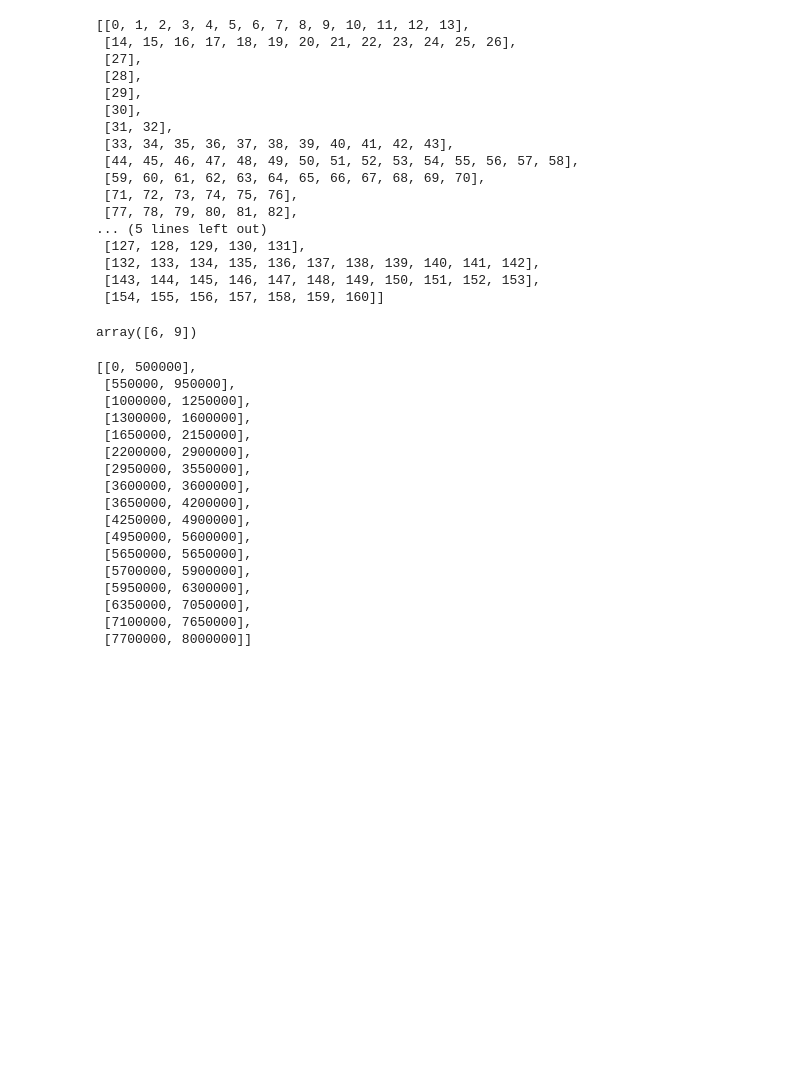
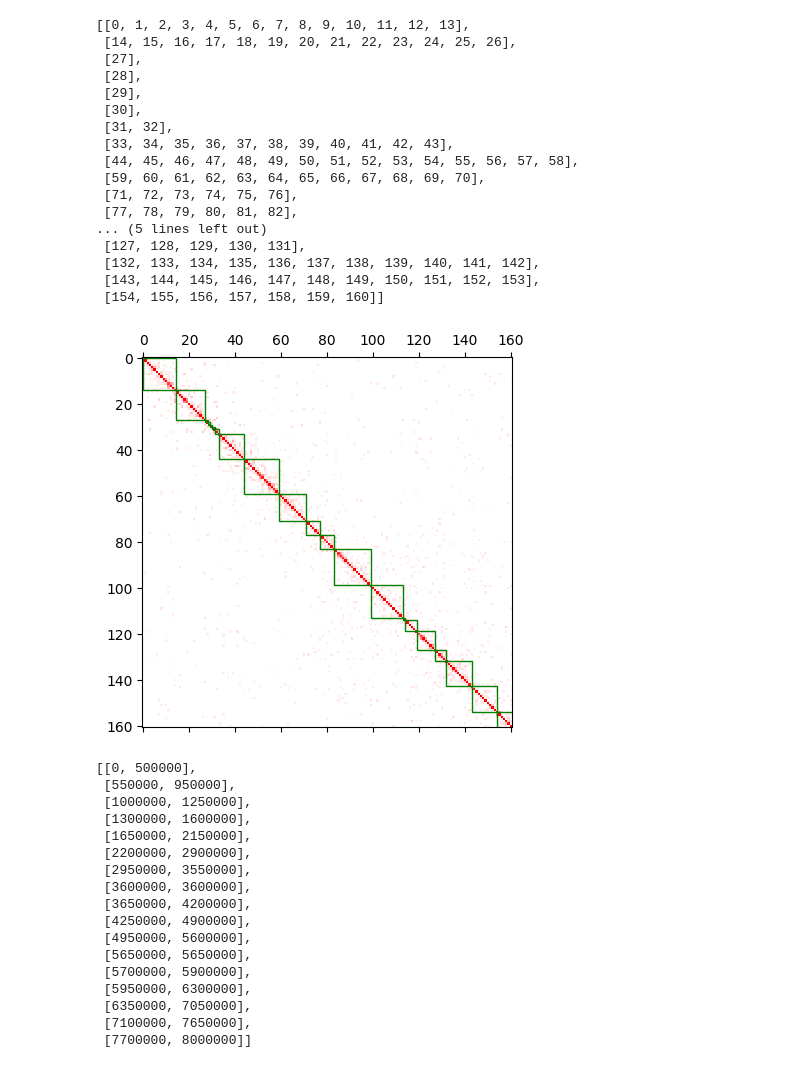
Before and after one commit to jakfol1217/genomics_proj2, a Jupyter notebook: Kamiński_Fołtyn_project2.ipynb, the cells around one changed output. Drawn from its saved outputs; the diff is of its cells as text; code cells hidden in the pictures; blank space fills up the shorter version.

```diff
--- a/Kamiński_Fołtyn_project2.ipynb
+++ b/Kamiński_Fołtyn_project2.ipynb
@@ -268,7 +243,7 @@ a = np.array([[1,2,3], [2,3,4]])
-# %%
-np.sum(a, axis=1)
-# %% [output]
-array([6, 9])
+# %%
+plot_hic_map(numpy_matrix_chr4, numpy_matrix_chr4.max() / 2, communities)
+# %% [output]
+[figure, added]
 # %%
 def communities_to_coords(communities, resolution):
     coords = []
```
Also changed, not shown: parts of 6 cells of this notebook.
